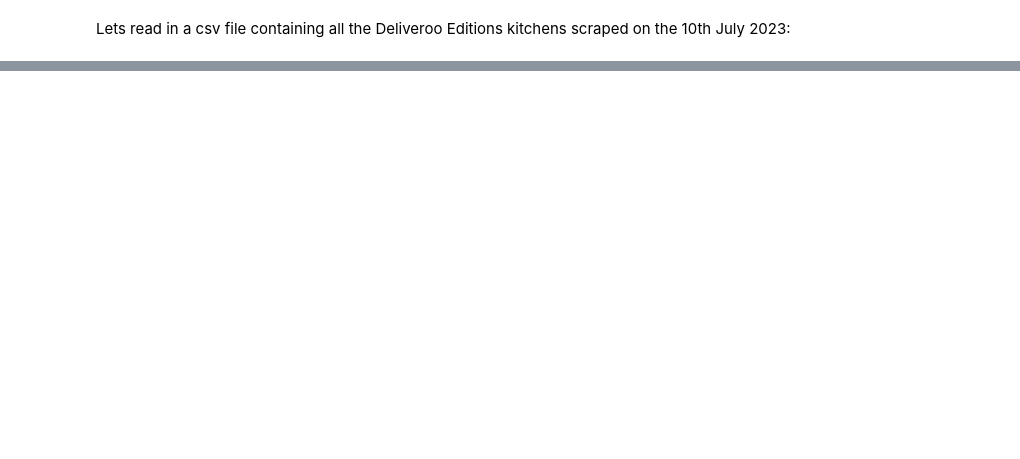
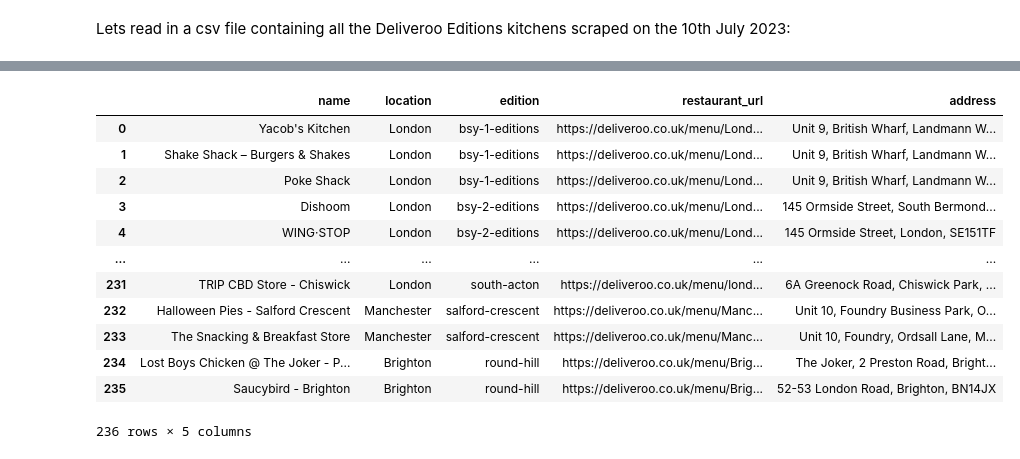
Before and after one commit to Autonomy-Data-Unit/2023_07_deliveroo-editions, a Jupyter notebook: nbs/02_map.ipynb, the cells around one changed output, grey strips where cells are left out. Saved outputs shown, nothing was run; the diff lists cells and outputs as text; code cells hidden in the pictures; blank space fills up the shorter version.

```diff
--- a/nbs/02_map.ipynb
+++ b/nbs/02_map.ipynb
@@ -20,7 +23,7 @@ import json
 # %% [markdown]
 Lets read in a csv file containing all the Deliveroo Editions kitchens scraped on the 10th July 2023:
 # %%
-csv_file = 'data/editions_2023_07_10_11hr.csv'
+csv_file = 'data/full_search_restaurants.csv'
 data = []
 columns_to_read = ['name', 'location', 'edition', 'restaurant_url']
 
@@ -30,6 +33,8 @@ with open(csv_file, 'r') as file:
         selected_data = {col: row[col] for col in columns_to_read}
         data.append(selected_data)
 # %%
-# extract the address
 for i, edition in enumerate(tqdm(data)):
-    data[i]['address'] = get_address_from_restaurant_url(data[i]['restaurant_url'])
+    if 'address' in data[i]:
+        pass
+    else:
+        data[i]['address'] = get_address_from_restaurant_url(data[i]['restaurant_url'])
@@ -35,0 +46,18 @@ for i, edition in enumerate(tqdm(data)):
+# %%
+addressed_data = pd.DataFrame(data)
+# %%
+addressed_data
+# %% [output]
+|  | name | location | edition | restaurant_url | address |
+| 0 | Yacob's Kitchen | London | bsy-1-editions | https://deliveroo.co.uk/menu/Lond... | Unit 9, British Wharf, Landmann W... |
+| 1 | Shake Shack – Burgers & Shakes | London | bsy-1-editions | https://deliveroo.co.uk/menu/Lond... | Unit 9, British Wharf, Landmann W... |
+| 2 | Poke Shack | London | bsy-1-editions | https://deliveroo.co.uk/menu/Lond... | Unit 9, British Wharf, Landmann W... |
+| 3 | Dishoom | London | bsy-2-editions | https://deliveroo.co.uk/menu/Lond... | 145 Ormside Street, South Bermond... |
+| 4 | WING·STOP | London | bsy-2-editions | https://deliveroo.co.uk/menu/Lond... | 145 Ormside Street, London, SE151TF |
+| ... | ... | ... | ... | ... | ... |
+| 231 | TRIP CBD Store - Chiswick | London | south-acton | https://deliveroo.co.uk/menu/lond... | 6A Greenock Road, Chiswick Park, ... |
+| 232 | Halloween Pies - Salford Crescent | Manchester | salford-crescent | https://deliveroo.co.uk/menu/Manc... | Unit 10, Foundry Business Park, O... |
+| 233 | The Snacking & Breakfast Store | Manchester | salford-crescent | https://deliveroo.co.uk/menu/Manc... | Unit 10, Foundry, Ordsall Lane, M... |
+| 234 | Lost Boys Chicken @ The Joker - P... | Brighton | round-hill | https://deliveroo.co.uk/menu/Brig... | The Joker, 2 Preston Road, Bright... |
+| 235 | Saucybird - Brighton | Brighton | round-hill | https://deliveroo.co.uk/menu/Brig... | 52-53 London Road, Brighton, BN14JX |
+236 rows × 5 columns
```
Also changed, not shown: parts of 39 cells of this notebook, 48 other files.
